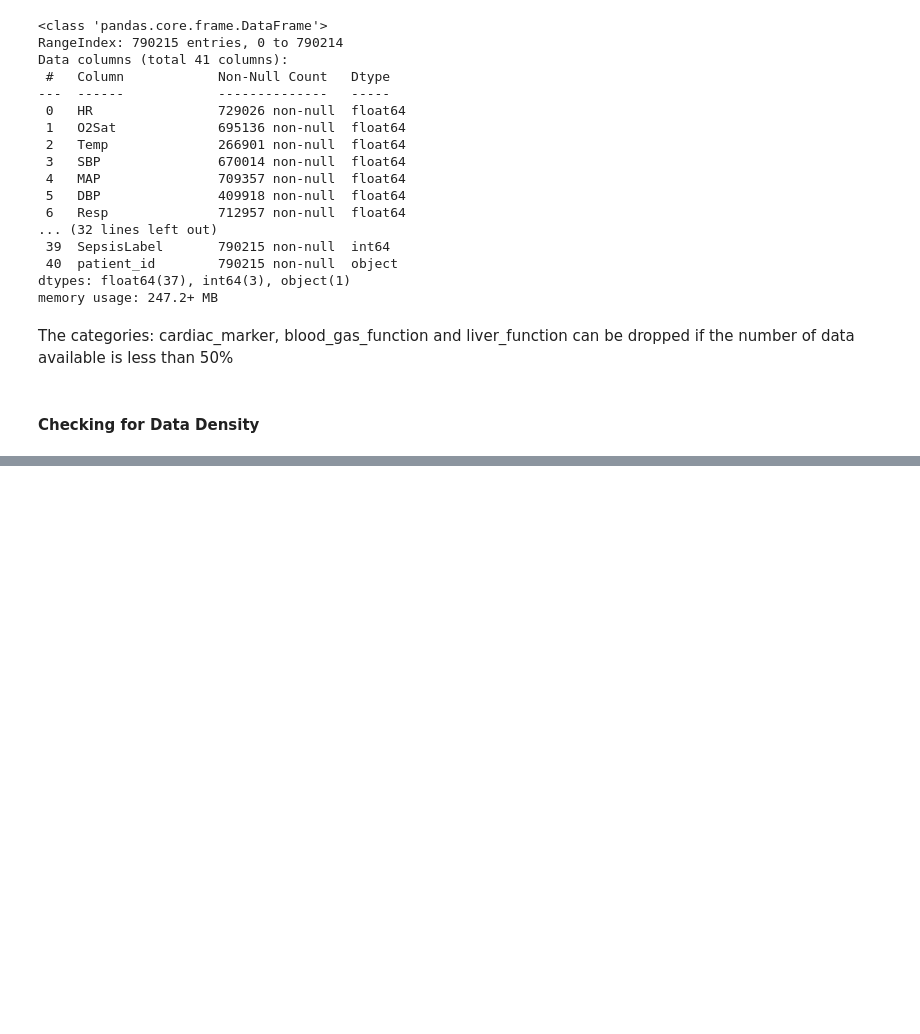
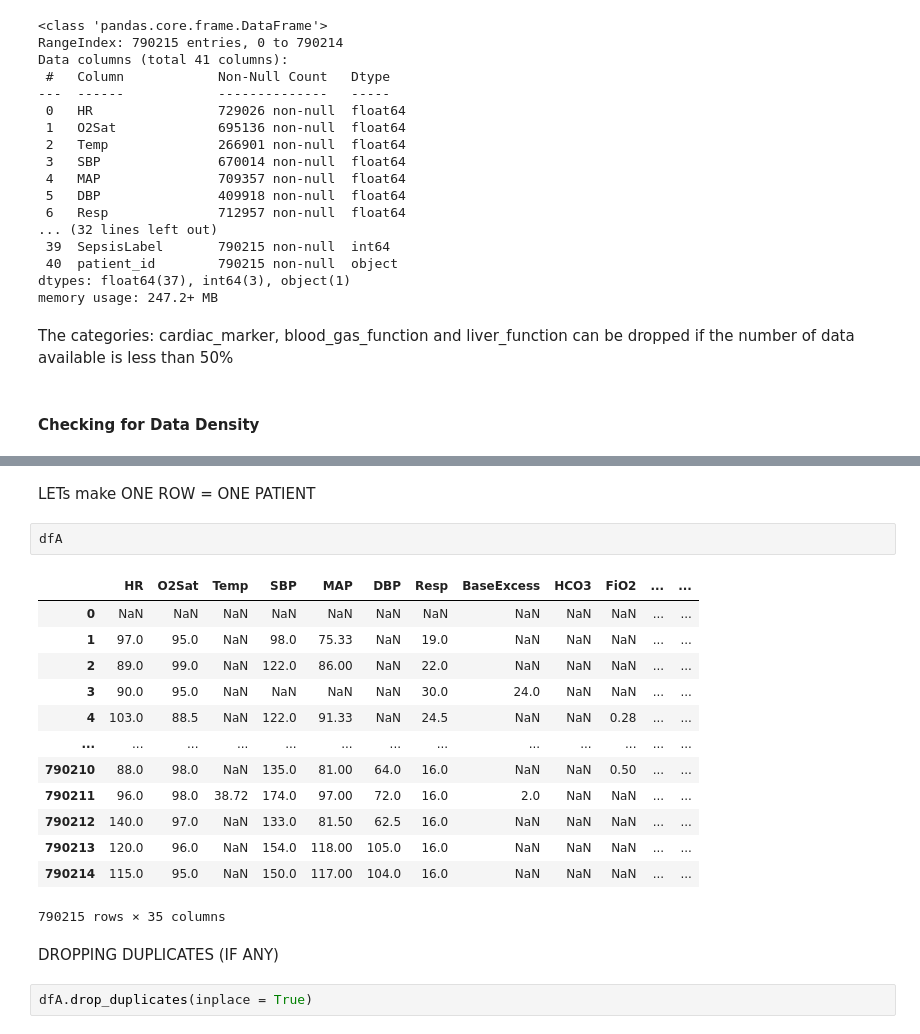
Before and after one commit to ANSR1226/EarlySepsis-Status.ongoing, a Jupyter notebook: notebooks/02_eda_missingness.ipynb, the cells around one changed output, grey strips where cells are left out. Cells and saved outputs as stored; diff of their text form; blank space fills up the shorter version.

```diff
--- a/notebooks/02_eda_missingness.ipynb
+++ b/notebooks/02_eda_missingness.ipynb
@@ -320,0 +355,22 @@ for x in dfA.columns:
+# %% [markdown]
+LETs make ONE ROW = ONE PATIENT
+# %%
+dfA
+# %% [output]
+|  | HR | O2Sat | Temp | SBP | MAP | DBP | Resp | BaseExcess | HCO3 | FiO2 | ... | ... |
+| 0 | NaN | NaN | NaN | NaN | NaN | NaN | NaN | NaN | NaN | NaN | ... | ... |
+| 1 | 97.0 | 95.0 | NaN | 98.0 | 75.33 | NaN | 19.0 | NaN | NaN | NaN | ... | ... |
+| 2 | 89.0 | 99.0 | NaN | 122.0 | 86.00 | NaN | 22.0 | NaN | NaN | NaN | ... | ... |
+| 3 | 90.0 | 95.0 | NaN | NaN | NaN | NaN | 30.0 | 24.0 | NaN | NaN | ... | ... |
+| 4 | 103.0 | 88.5 | NaN | 122.0 | 91.33 | NaN | 24.5 | NaN | NaN | 0.28 | ... | ... |
+| ... | ... | ... | ... | ... | ... | ... | ... | ... | ... | ... | ... | ... |
+| 790210 | 88.0 | 98.0 | NaN | 135.0 | 81.00 | 64.0 | 16.0 | NaN | NaN | 0.50 | ... | ... |
+| 790211 | 96.0 | 98.0 | 38.72 | 174.0 | 97.00 | 72.0 | 16.0 | 2.0 | NaN | NaN | ... | ... |
+| 790212 | 140.0 | 97.0 | NaN | 133.0 | 81.50 | 62.5 | 16.0 | NaN | NaN | NaN | ... | ... |
+| 790213 | 120.0 | 96.0 | NaN | 154.0 | 118.00 | 105.0 | 16.0 | NaN | NaN | NaN | ... | ... |
+| 790214 | 115.0 | 95.0 | NaN | 150.0 | 117.00 | 104.0 | 16.0 | NaN | NaN | NaN | ... | ... |
+790215 rows × 35 columns
+# %% [markdown]
+DROPPING DUPLICATES (IF ANY)
+# %%
+dfA.drop_duplicates(inplace = True)
```
Also changed, not shown: parts of 10 cells of this notebook, 2 other files.
